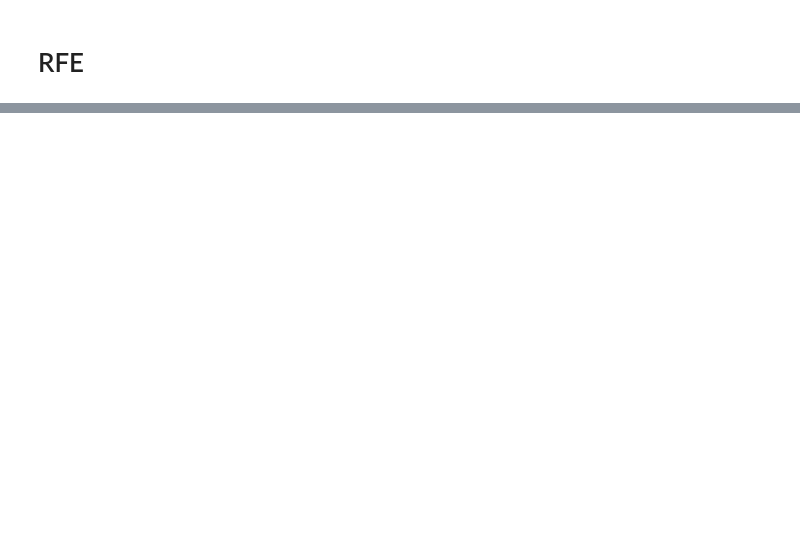
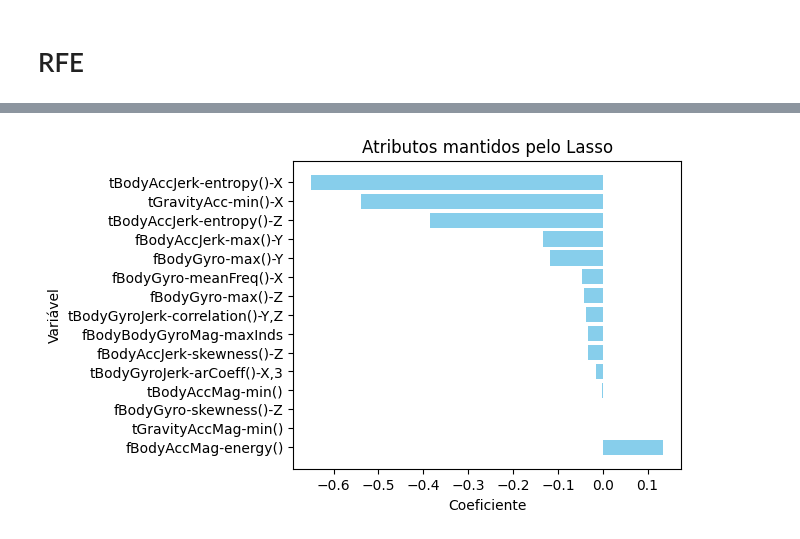
Before and after one commit to JonasCGN/Topicos_Especiais_Em_Computacao, a Jupyter notebook: 2_Trabalho/main.ipynb, the cells around one changed output, grey strips where cells are left out. Drawn from its saved outputs; the diff is of its cells as text; code cells hidden in the pictures; blank space fills up the shorter version.

```diff
--- a/2_Trabalho/main.ipynb
+++ b/2_Trabalho/main.ipynb
@@ -186,0 +295,10 @@ tabela_ranking.head(10)
+# %%
+coef_nonzero = df_lasso_coefficients[df_lasso_coefficients['Lasso_Coefficients'] != 0]
+plt.figure(figsize=(5, 4))
+plt.barh(coef_nonzero.index, coef_nonzero['Lasso_Coefficients'], color='skyblue')
+plt.title("Atributos mantidos pelo Lasso")
+plt.xlabel("Coeficiente")
+plt.ylabel("Variável")
+plt.show()
+# %% [output]
+[figure, added]
```
Also changed, not shown: parts of 27 cells of this notebook, 1 other file.
